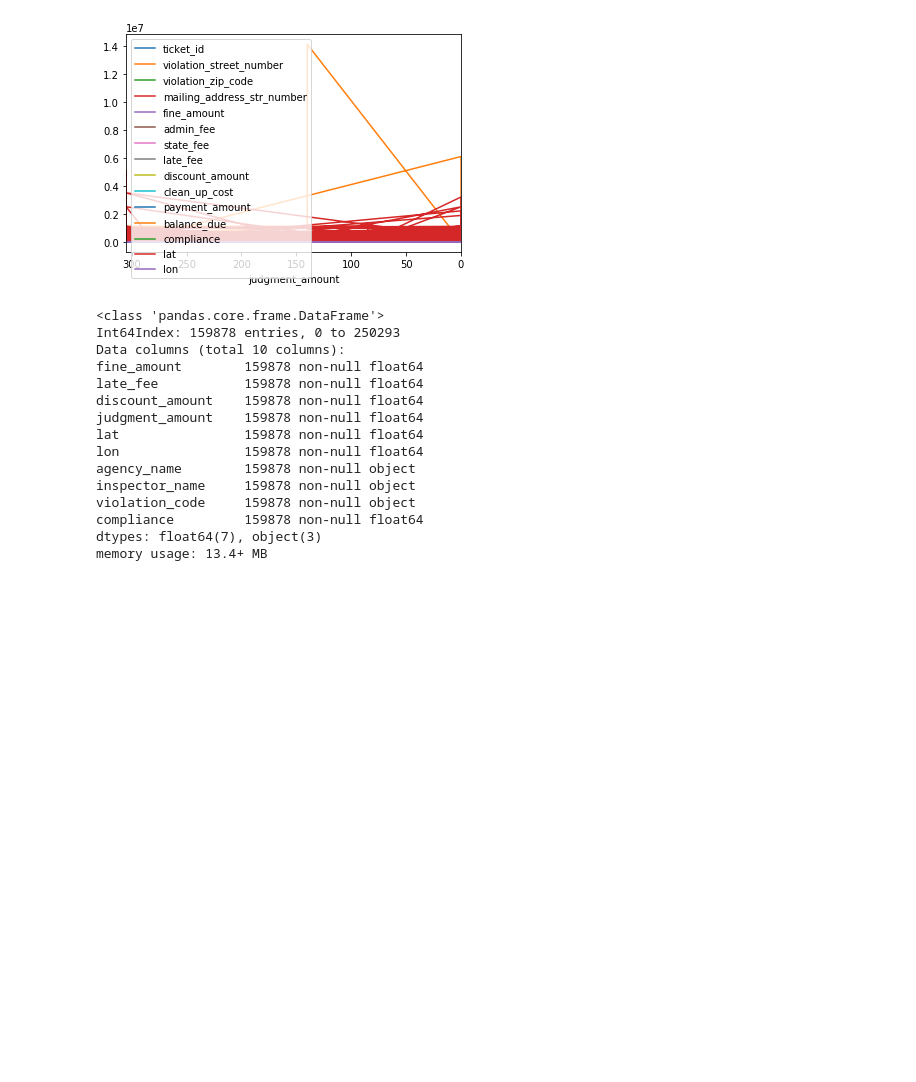
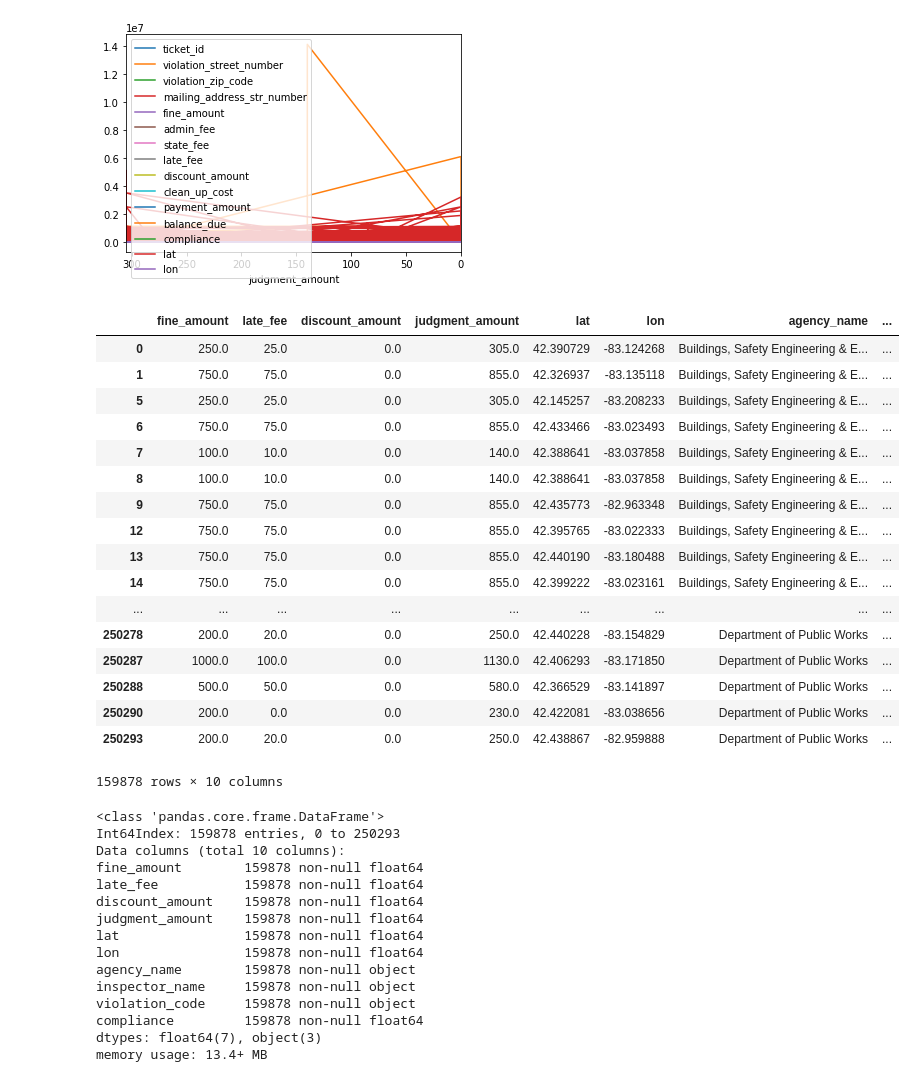
Before and after one commit to aitabuzaid/predict-fines, a Jupyter notebook: Assignment+4.ipynb, the cells around one changed output. Drawn from its saved outputs; the diff is of its cells as text; code cells hidden in the pictures; blank space fills up the shorter version.

```diff
--- a/Assignment+4.ipynb
+++ b/Assignment+4.ipynb
@@ -259,6 +262,27 @@ cat_cols = ['agency_name',
             'violation_code']
 
 train_data_merged= train_data_merged[num_cols+cat_cols+['compliance']].dropna()
+# %%
+train_data_merged
+# %% [output]
+|  | fine_amount | late_fee | discount_amount | judgment_amount | lat | lon | agency_name | ... |
+| 0 | 250.0 | 25.0 | 0.0 | 305.0 | 42.390729 | -83.124268 | Buildings, Safety Engineering & E... | ... |
+| 1 | 750.0 | 75.0 | 0.0 | 855.0 | 42.326937 | -83.135118 | Buildings, Safety Engineering & E... | ... |
+| 5 | 250.0 | 25.0 | 0.0 | 305.0 | 42.145257 | -83.208233 | Buildings, Safety Engineering & E... | ... |
+| 6 | 750.0 | 75.0 | 0.0 | 855.0 | 42.433466 | -83.023493 | Buildings, Safety Engineering & E... | ... |
+| 7 | 100.0 | 10.0 | 0.0 | 140.0 | 42.388641 | -83.037858 | Buildings, Safety Engineering & E... | ... |
+| 8 | 100.0 | 10.0 | 0.0 | 140.0 | 42.388641 | -83.037858 | Buildings, Safety Engineering & E... | ... |
+| 9 | 750.0 | 75.0 | 0.0 | 855.0 | 42.435773 | -82.963348 | Buildings, Safety Engineering & E... | ... |
+| 12 | 750.0 | 75.0 | 0.0 | 855.0 | 42.395765 | -83.022333 | Buildings, Safety Engineering & E... | ... |
+| 13 | 750.0 | 75.0 | 0.0 | 855.0 | 42.440190 | -83.180488 | Buildings, Safety Engineering & E... | ... |
+| 14 | 750.0 | 75.0 | 0.0 | 855.0 | 42.399222 | -83.023161 | Buildings, Safety Engineering & E... | ... |
+| ... | ... | ... | ... | ... | ... | ... | ... | ... |
+| 250278 | 200.0 | 20.0 | 0.0 | 250.0 | 42.440228 | -83.154829 | Department of Public Works | ... |
+| 250287 | 1000.0 | 100.0 | 0.0 | 1130.0 | 42.406293 | -83.171850 | Department of Public Works | ... |
+| 250288 | 500.0 | 50.0 | 0.0 | 580.0 | 42.366529 | -83.141897 | Department of Public Works | ... |
+| 250290 | 200.0 | 0.0 | 0.0 | 230.0 | 42.422081 | -83.038656 | Department of Public Works | ... |
+| 250293 | 200.0 | 20.0 | 0.0 | 250.0 | 42.438867 | -82.959888 | Department of Public Works | ... |
+159878 rows × 10 columns
 # %%
 #plt.figure()
 train_data_merged.info()
```
Also changed, not shown: parts of 15 cells of this notebook.
